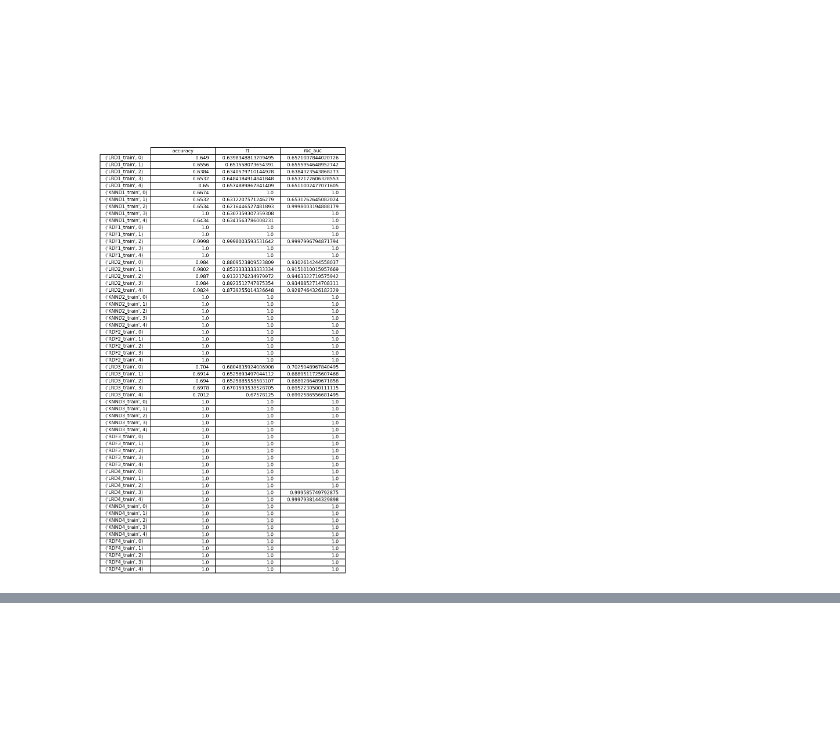
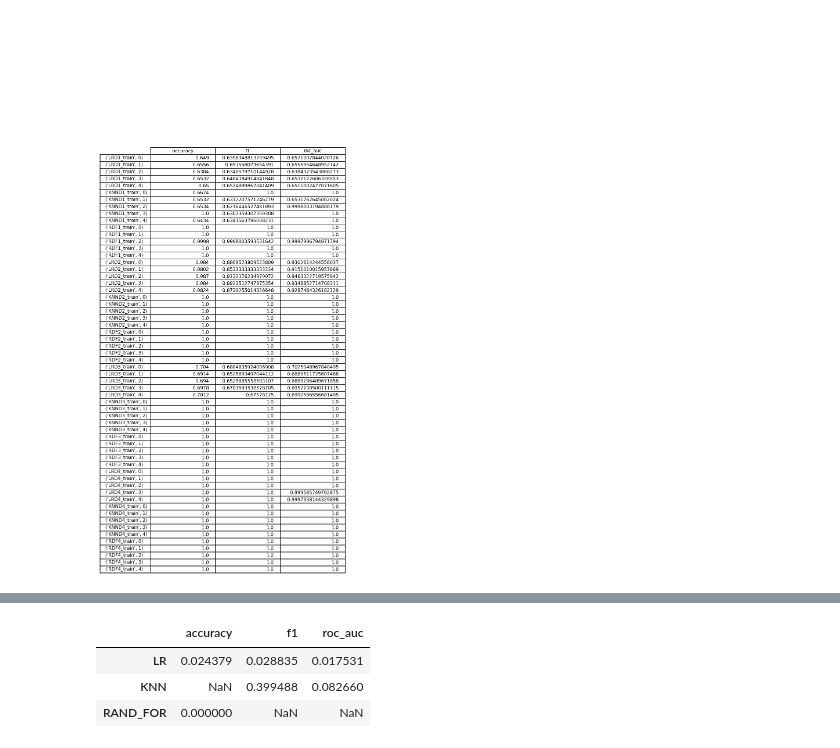
Before and after one commit to sh-biswas/COGS118A_Final_Project, a Jupyter notebook: Final_Project.ipynb, the cells around one changed output, grey strips where cells are left out. Drawn from its saved outputs; the diff is of its cells as text; code cells hidden in the pictures; blank space fills up the shorter version.

```diff
--- a/Final_Project.ipynb
+++ b/Final_Project.ipynb
@@ -1842,0 +2072,85 @@ plt.savefig('train_scores.png')
+# %%
+# P-values for algorithms across datasets for each algo/metric combo
+
+# Indices for LR - D1:4: [0,4], [15, 19], [30,34], [45, 49]
+# Indices for KNN - D1:4: [5, 9], [20,24], [35, 39], [50, 54]
+# Indices for RF - D1:4: [10,14], [25, 29], [40, 44], [55, 59]
+
+p_values_metrics = np.zeros((3, 3))
+
+# Best for metric 1: accuracy - KNN
+LR_acc1 = results_test.iloc[:5, 1]
+LR_acc2 = results_test.iloc[15:20, 1]
+LR_acc3 = results_test.iloc[30:35, 1]
+LR_acc4 = results_test.iloc[45:50, 1]
+LR1 = pd.concat([LR_acc1, LR_acc2, LR_acc3, LR_acc4])
+
+KNN_acc1 = results_test.iloc[5:10, 1]
+KNN_acc2 = results_test.iloc[20:25, 1]
+KNN_acc3 = results_test.iloc[35:40, 1]
+KNN_acc4 = results_test.iloc[50:55, 1]
+KNN1 = pd.concat([KNN_acc1, KNN_acc2, KNN_acc3, KNN_acc4])
+
+RF_acc1 = results_test.iloc[10:15, 1]
+RF_acc2 = results_test.iloc[25:30, 1]
+RF_acc3 = results_test.iloc[40:45, 1]
+RF_acc4 = results_test.iloc[55:60, 1]
+RF1 = pd.concat([RF_acc1, RF_acc2, RF_acc3, RF_acc4])
+
+p_values_metrics[0][0] = stats.ttest_rel(KNN1,LR1)[1]
+p_values_metrics[1][0] = stats.ttest_rel(KNN1,KNN1)[1]
+p_values_data[2][0] = stats.ttest_rel(KNN1,RF1)[1]
+
+# Best for metric 2: f1 - random forest
+LR_f1_1 = results_test.iloc[:5, 2]
+LR_f1_2 = results_test.iloc[15:20, 2]
+LR_f1_3 = results_test.iloc[30:35, 2]
+LR_f1_4 = results_test.iloc[45:50, 2]
+LR2 = pd.concat([LR_f1_1, LR_f1_2, LR_f1_3, LR_f1_4])
+
+KNN_f1_1 = results_test.iloc[5:10, 2]
+KNN_f1_2 = results_test.iloc[20:25, 2]
+KNN_f1_3 = results_test.iloc[35:40, 2]
+KNN_f1_4 = results_test.iloc[50:55, 2]
+KNN2 = pd.concat([KNN_f1_1, KNN_f1_2, KNN_f1_3, KNN_f1_4])
+
+RF_f1_1 = results_test.iloc[10:15, 2]
+RF_f1_2 = results_test.iloc[25:30, 2]
+RF_f1_3 = results_test.iloc[40:45, 2]
+RF_f1_4 = results_test.iloc[55:60, 2]
+RF2 = pd.concat([RF_f1_1, RF_f1_2, RF_f1_3, RF_f1_4])
+
+p_values_metrics[0][1] = stats.ttest_rel(RF2,LR2)[1]
+p_values_metrics[1][1] = stats.ttest_rel(RF2,KNN2)[1]
+p_values_metrics[2][1] = stats.ttest_rel(RF2,RF2)[1]
+
+# Best for metric 3: roc - random forest
+LR_roc_1 = results_test.iloc[:5, 3]
+LR_roc_2 = results_test.iloc[15:20, 3]
+LR_roc_3 = results_test.iloc[30:35, 3]
+LR_roc_4 = results_test.iloc[45:50, 3]
+LR3 = pd.concat([LR_roc_1, LR_roc_2, LR_roc_3, LR_roc_4])
+
+KNN_roc_1 = results_test.iloc[5:10, 3]
+KNN_roc_2 = results_test.iloc[20:25, 3]
+KNN_roc_3 = results_test.iloc[35:40, 3]
+KNN_roc_4 = results_test.iloc[50:55, 3]
+KNN3 = pd.concat([KNN_roc_1, KNN_roc_2, KNN_roc_3, KNN_roc_4])
+
+RF_roc_1 = results_test.iloc[10:15, 3]
+RF_roc_2 = results_test.iloc[25:30, 3]
+RF_roc_3 = results_test.iloc[40:45, 3]
+RF_roc_4 = results_test.iloc[55:60, 3]
+RF3 = pd.concat([RF_roc_1, RF_roc_2, RF_roc_3, RF_roc_4])
+
+p_values_metrics[0][2] = stats.ttest_rel(RF3,LR3)[1]
+p_values_metrics[1][2] = stats.ttest_rel(RF3,KNN3)[1]
+p_values_metrics[2][2] = stats.ttest_rel(RF3,RF3)[1]
+
+# If the p-value is nan then no variance because performed t-test with same algo or same results across trials
+pd.DataFrame(p_values_metrics, columns = metrics, index = algorithms)
+# %% [output]
+|  | accuracy | f1 | roc_auc |
+| LR | 0.024379 | 0.028835 | 0.017531 |
+| KNN | NaN | 0.399488 | 0.082660 |
+| RAND_FOR | 0.000000 | NaN | NaN |
```
Also changed, not shown: parts of 49 cells of this notebook, 1 other file.
